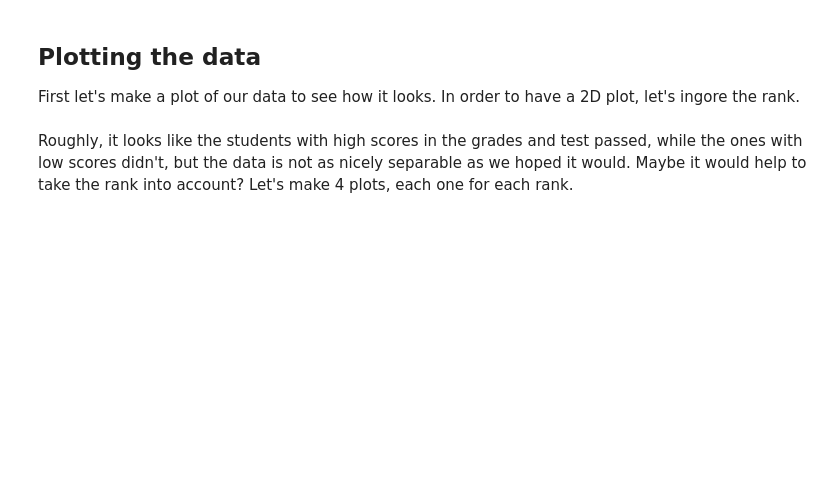
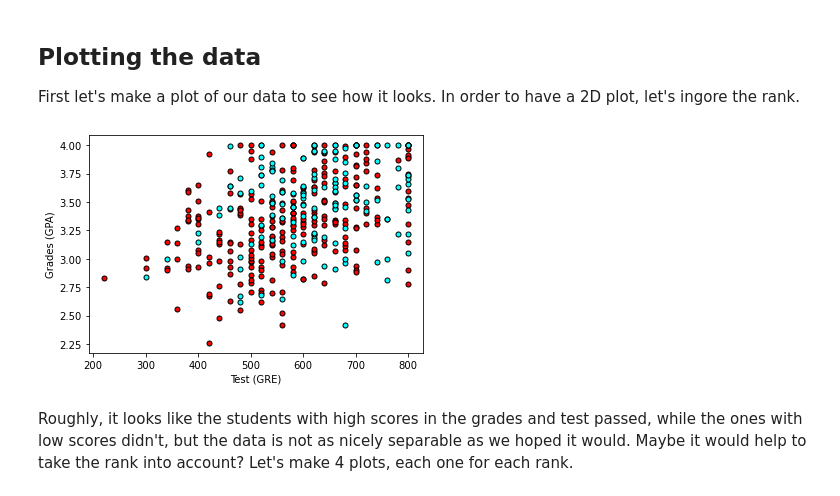
Before and after one commit to bhupendpatil/Practice, a Jupyter notebook: Deep Learning/Neural Networks/Keras/student-admissions-keras/StudentAdmissionsKeras.ipynb, the cells around one changed output. Saved outputs shown, nothing was run; the diff lists cells and outputs as text; code cells hidden in the pictures; blank space fills up the shorter version.

```diff
--- a/Deep Learning/Neural Networks/Keras/student-admissions-keras/StudentAdmissionsKeras.ipynb
+++ b/Deep Learning/Neural Networks/Keras/student-admissions-keras/StudentAdmissionsKeras.ipynb
@@ -13,7 +13,11 @@ To load the data and format it nicely, we will use two very useful packages call
 - https://docs.scipy.org/
 # %%
 # Importing pandas and numpy
+import pandas as pd
+import numpy as np
 
 # Reading the csv file into a pandas DataFrame
+data = pd.read_csv("student_data.csv")
 
 # Printing out the first 10 rows of our data
+data[:10]
@@ -30,2 +40,22 @@ First let's make a plot of our data to see how it looks. In order to have a 2D p
+# %%
+# Importing matplotlib
+import matplotlib.pyplot as plt
+
+# Function to help us plot
+def plot_points(data):
+    X = np.array(data[["gre","gpa"]])
+    y = np.array(data["admit"])
+    admitted = X[np.argwhere(y==1)]
+    rejected = X[np.argwhere(y==0)]
+    plt.scatter([s[0][0] for s in rejected],[s[0][1] for s in rejected],s=25,color="red",edgecolors="k")
+    plt.scatter([s[0][0] for s in admitted],[s[0][1] for s in admitted],s=25,color="cyan",edgecolors="k")
+    plt.xlabel("Test (GRE)")
+    plt.ylabel("Grades (GPA)")
+
+# Plotting the points
+plot_points(data)
+plt.show()
+# %% [output]
+[figure, added]
 # %% [markdown]
 Roughly, it looks like the students with high scores in the grades and test passed, while the ones with low scores didn't, but the data is not as nicely separable as we hoped it would. Maybe it would help to take the rank into account? Let's make 4 plots, each one for each rank.
```
Also changed, not shown: parts of 16 cells of this notebook.
